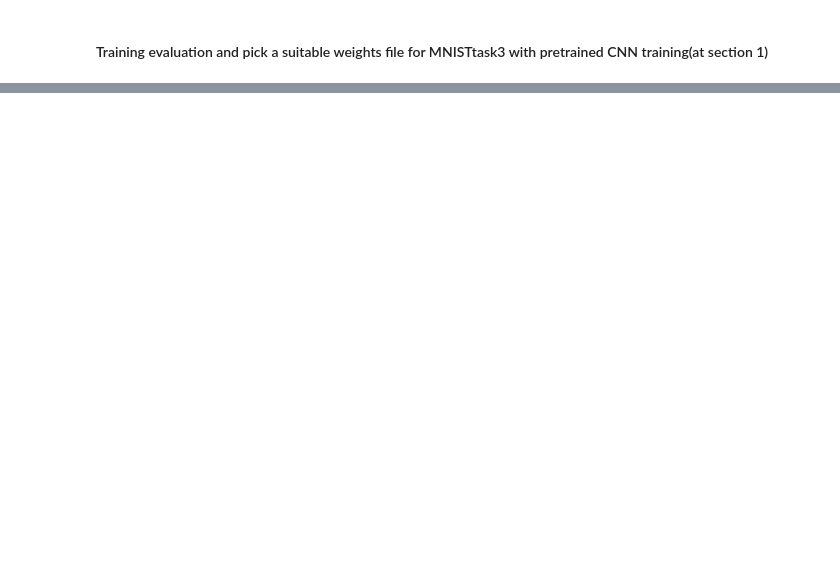
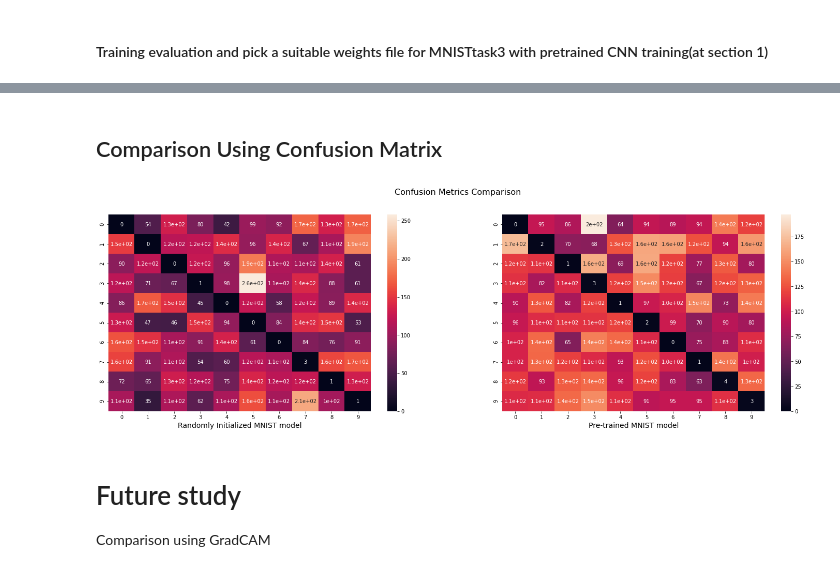
Before and after one commit to sayan0506/Comparative-STudy-of-Effect-of-Transfer-Learning-om-Different-Handwritten-Digit-Datasets-using-WandB, a Jupyter notebook: IIITD_assignment_task_2_test_script.ipynb, the cells around one changed output, grey strips where cells are left out. Saved outputs shown, nothing was run; the diff lists cells and outputs as text; code cells hidden in the pictures; blank space fills up the shorter version.

```diff
--- a/IIITD_assignment_task_2_test_script.ipynb
+++ b/IIITD_assignment_task_2_test_script.ipynb
@@ -2354,6 +2415,6 @@ run = wandb.init(project = 'MNISTtask3 data Training section 3',
 # %%
 # weights file
-weights_task3_pretrained = '/content/Task3_training_rint_epoch_20.hdf5'
+weights_task3_pretrained = '/content/Task3_training_pretrained_epoch_20.hdf5'
 
 # load weights
 model_mnist_3.load_weights(weights_task3_pretrained)
@@ -2367,0 +2447,5 @@ run.join()
+# %%
+# prediction result in this training type
+y_pred_task3_pretrained = model_mnist_3.predict(x_test_pro)
+y_pred_task3_pretrained = np.argmax(y_pred_task3_pretrained,1)
+y_pred_task3_pretrained
@@ -2367,0 +2479,23 @@ run.join()
+# %% [markdown]
+## Comparison Using Confusion Matrix
+# %%
+
+fig_cm = plt.figure(figsize=(25, 7))
+fig_cm.suptitle('Confusion Metrics Comparison', fontsize = 16)
+fig_cm.tight_layout()
+
+fig_cm.add_subplot(121)
+sns.heatmap(confusion_matrix(y_test, y_pred_task3_randinit), annot = True)
+plt.xlabel('Randomly Initialized MNIST model', fontsize = 14)
+
+fig_cm.add_subplot(122)
+sns.heatmap(confusion_matrix(y_test, y_pred_task3_pretrained), annot = True)
+plt.xlabel('Pre-trained MNIST model', fontsize = 14)
+
+plt.show()
+# %% [output]
+[figure, added]
+# %% [markdown]
+# Future study
+
+Comparison using GradCAM
```
Also changed, not shown: parts of 12 cells of this notebook.
